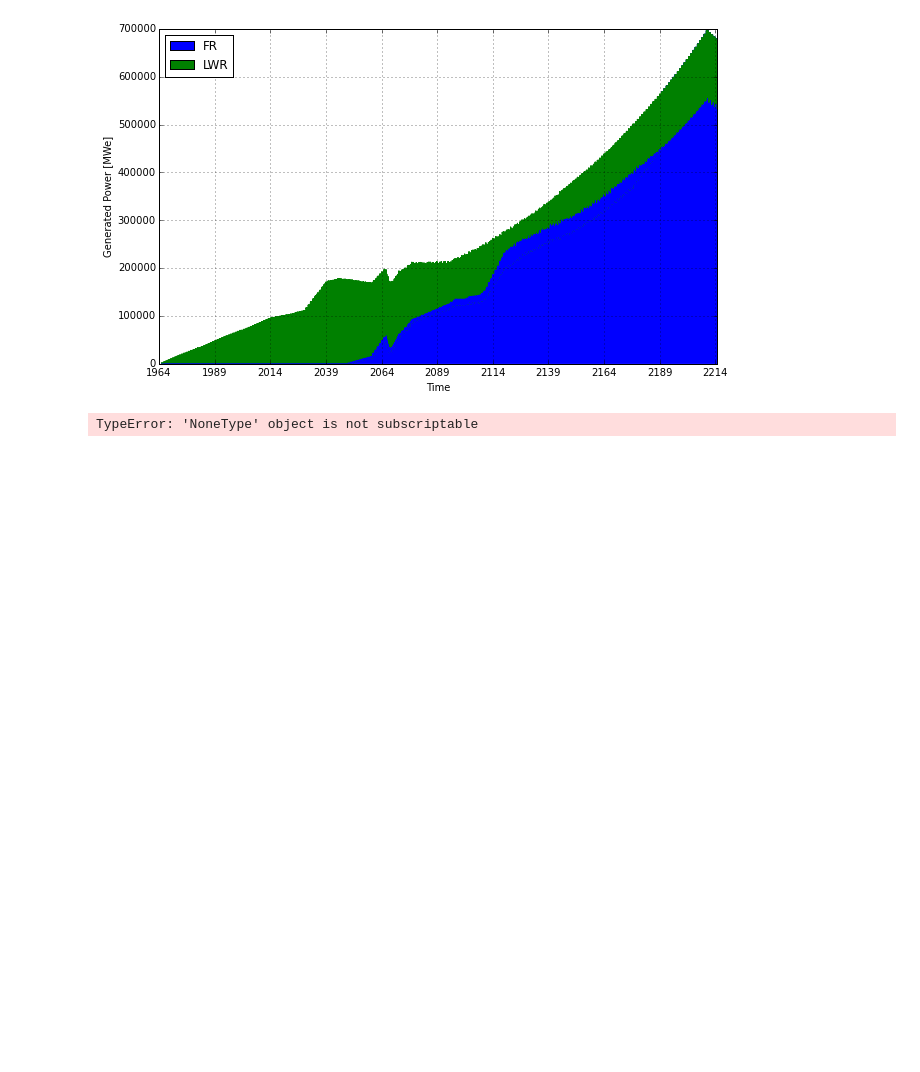
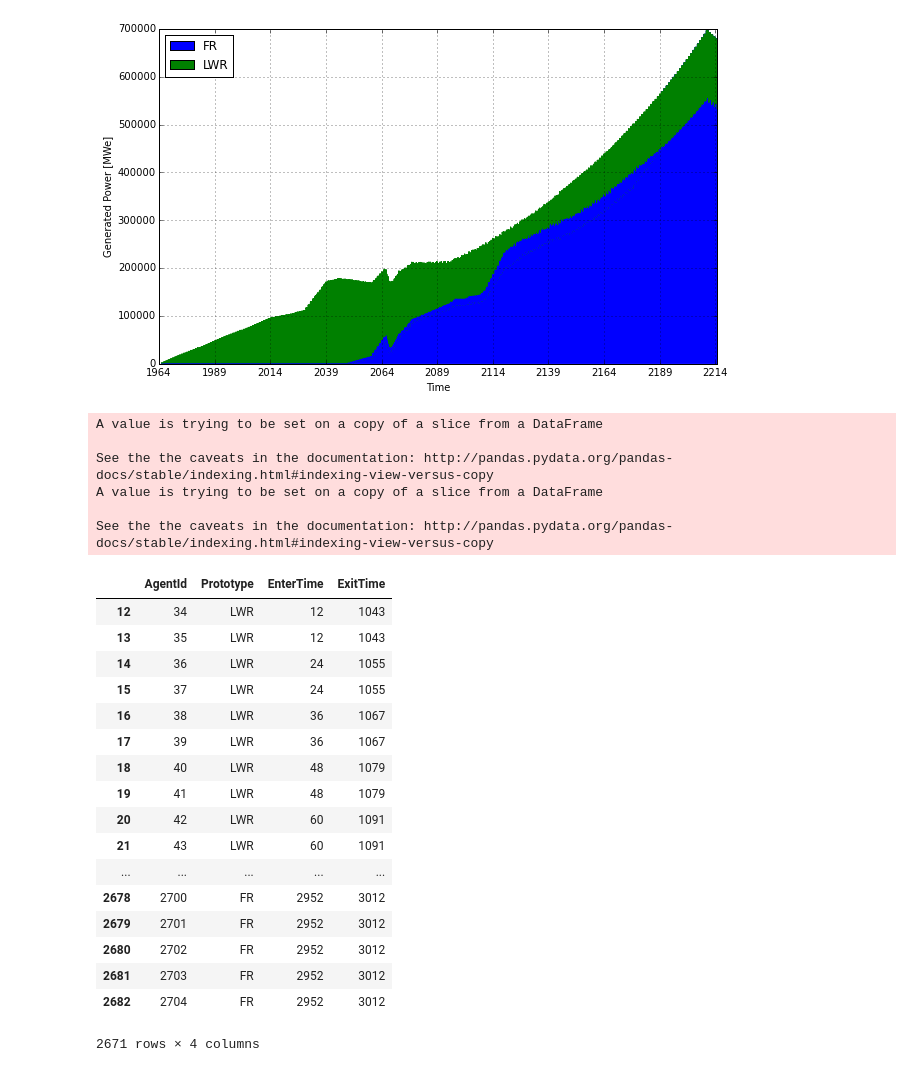
Before and after one commit to scopatz/fco-ta, a Jupyter notebook: genpower-cycamore.ipynb, the cells around one changed output. Cells and saved outputs as stored; diff of their text form; code cells hidden in the pictures; blank space fills up the shorter version.

```diff
--- a/genpower-cycamore.ipynb
+++ b/genpower-cycamore.ipynb
@@ -42,11 +41,40 @@ lwrfr = agents[['AgentId', 'Prototype', 'EnterTime', 'ExitTime']]
 mask = lwrfr['Prototype'] == 'FR'
 mask = mask | (lwrfr['Prototype'] == 'LWR')
 lwrfr = lwrfr[mask]
-onoff = pd.merge(lwrfr, blrx[['AgentId', 'generated_power']], on=['AgentId'], how='outer')
+onoff = pd.merge(lwrfr, cycarx[['AgentId', 'power_cap']], on=['AgentId'], how='outer')
 onoff.dropna(subset=['Prototype'], inplace=True)
 # hack for blrx table
-onoff['generated_power'][onoff['generated_power'].isnull() & (onoff['Prototype'] == 'LWR')] = 1000
-onoff['generated_power'][onoff['generated_power'].isnull() & (onoff['Prototype'] == 'FR')] = 400
+onoff['power_cap'][onoff['power_cap'].isnull() & (onoff['Prototype'] == 'LWR')] = 1000
+onoff['power_cap'][onoff['power_cap'].isnull() & (onoff['Prototype'] == 'FR')] = 400
 # %% [output]
-TypeError: 'NoneType' object is not subscriptable
+A value is trying to be set on a copy of a slice from a DataFrame
+
+See the the caveats in the documentation: http://pandas.pydata.org/pandas-docs/stable/indexing.html#indexing-view-versus-copy
+A value is trying to be set on a copy of a slice from a DataFrame
+
+See the the caveats in the documentation: http://pandas.pydata.org/pandas-docs/stable/indexing.html#indexing-view-versus-copy
+# %%
+lwrfr = agents[['AgentId', 'Prototype', 'EnterTime', 'ExitTime']]
+mask = lwrfr['Prototype'] == 'FR'
+mask = mask | (lwrfr['Prototype'] == 'LWR')
+lwrfr[mask]
+# %% [output]
+|  | AgentId | Prototype | EnterTime | ExitTime |
+| 12 | 34 | LWR | 12 | 1043 |
+| 13 | 35 | LWR | 12 | 1043 |
+| 14 | 36 | LWR | 24 | 1055 |
+| 15 | 37 | LWR | 24 | 1055 |
+| 16 | 38 | LWR | 36 | 1067 |
+| 17 | 39 | LWR | 36 | 1067 |
+| 18 | 40 | LWR | 48 | 1079 |
+| 19 | 41 | LWR | 48 | 1079 |
+| 20 | 42 | LWR | 60 | 1091 |
+| 21 | 43 | LWR | 60 | 1091 |
+| ... | ... | ... | ... | ... |
+| 2678 | 2700 | FR | 2952 | 3012 |
+| 2679 | 2701 | FR | 2952 | 3012 |
+| 2680 | 2702 | FR | 2952 | 3012 |
+| 2681 | 2703 | FR | 2952 | 3012 |
+| 2682 | 2704 | FR | 2952 | 3012 |
+2671 rows × 4 columns
 # %%
```
Also changed, not shown: parts of 6 cells of this notebook.
